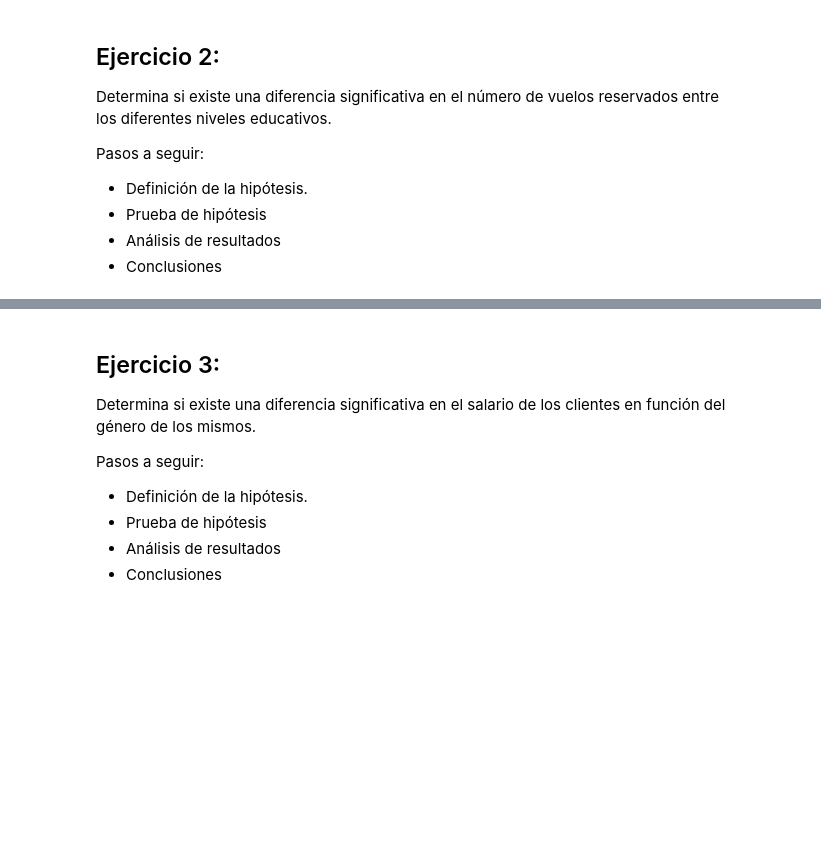
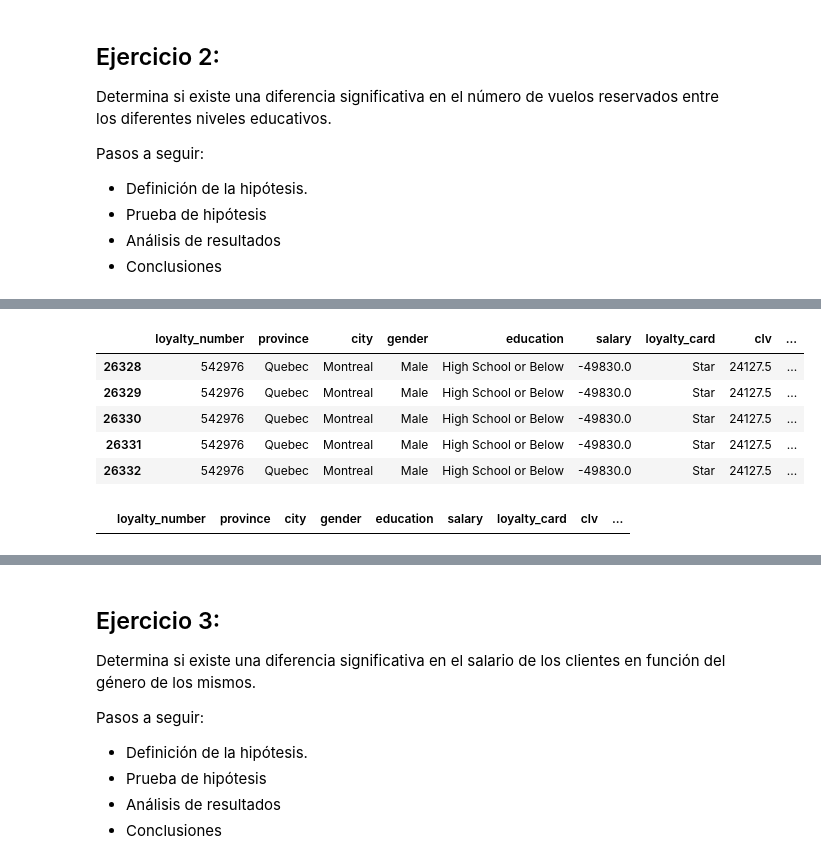
Before and after one commit to ngcarvajall/LAB_AB_no_parametrico, a Jupyter notebook: laboratorio-modulo6-leccion04-1-ab-testing-no-param.ipynb, the cells around one changed output, grey strips where cells are left out. Saved outputs shown, nothing was run; the diff lists cells and outputs as text; code cells hidden in the pictures; blank space fills up the shorter version.

```diff
--- a/laboratorio-modulo6-leccion04-1-ab-testing-no-param.ipynb
+++ b/laboratorio-modulo6-leccion04-1-ab-testing-no-param.ipynb
@@ -170,0 +221,9 @@ H1: existe una diferencia significativa en el número de vuelos reservados entre
+# %%
+df[df['salary'] < 0].head()
+# %% [output]
+|  | loyalty_number | province | city | gender | education | salary | loyalty_card | clv | ... |
+| 26328 | 542976 | Quebec | Montreal | Male | High School or Below | -49830.0 | Star | 24127.5 | ... |
+| 26329 | 542976 | Quebec | Montreal | Male | High School or Below | -49830.0 | Star | 24127.5 | ... |
+| 26330 | 542976 | Quebec | Montreal | Male | High School or Below | -49830.0 | Star | 24127.5 | ... |
+| 26331 | 542976 | Quebec | Montreal | Male | High School or Below | -49830.0 | Star | 24127.5 | ... |
+| 26332 | 542976 | Quebec | Montreal | Male | High School or Below | -49830.0 | Star | 24127.5 | ... |
@@ -170,0 +232,4 @@ H1: existe una diferencia significativa en el número de vuelos reservados entre
+# %%
+df[df['salary'] < 0].head()
+# %% [output]
+|  | loyalty_number | province | city | gender | education | salary | loyalty_card | clv | ... |
```
Also changed, not shown: parts of 18 cells of this notebook, 1 other file.
